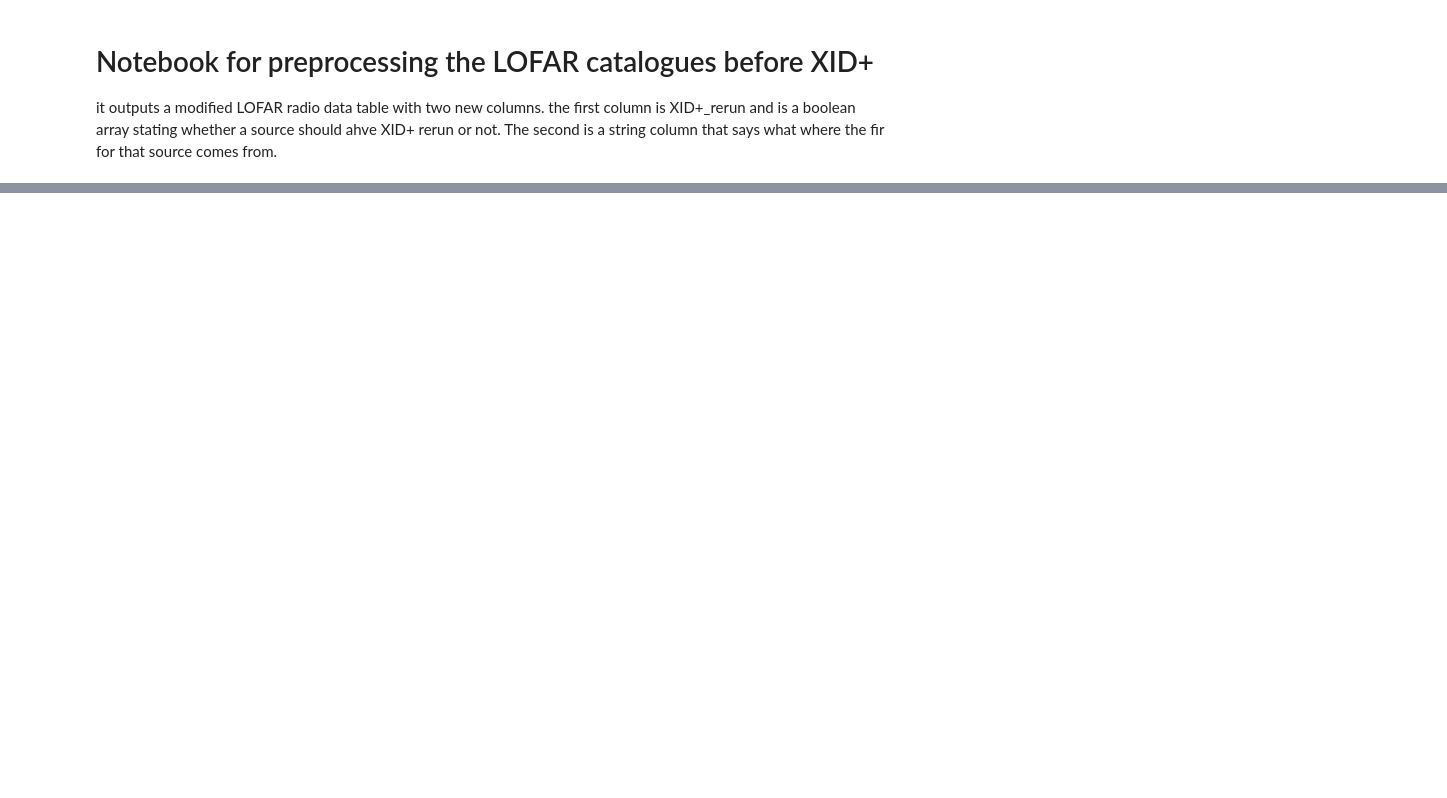
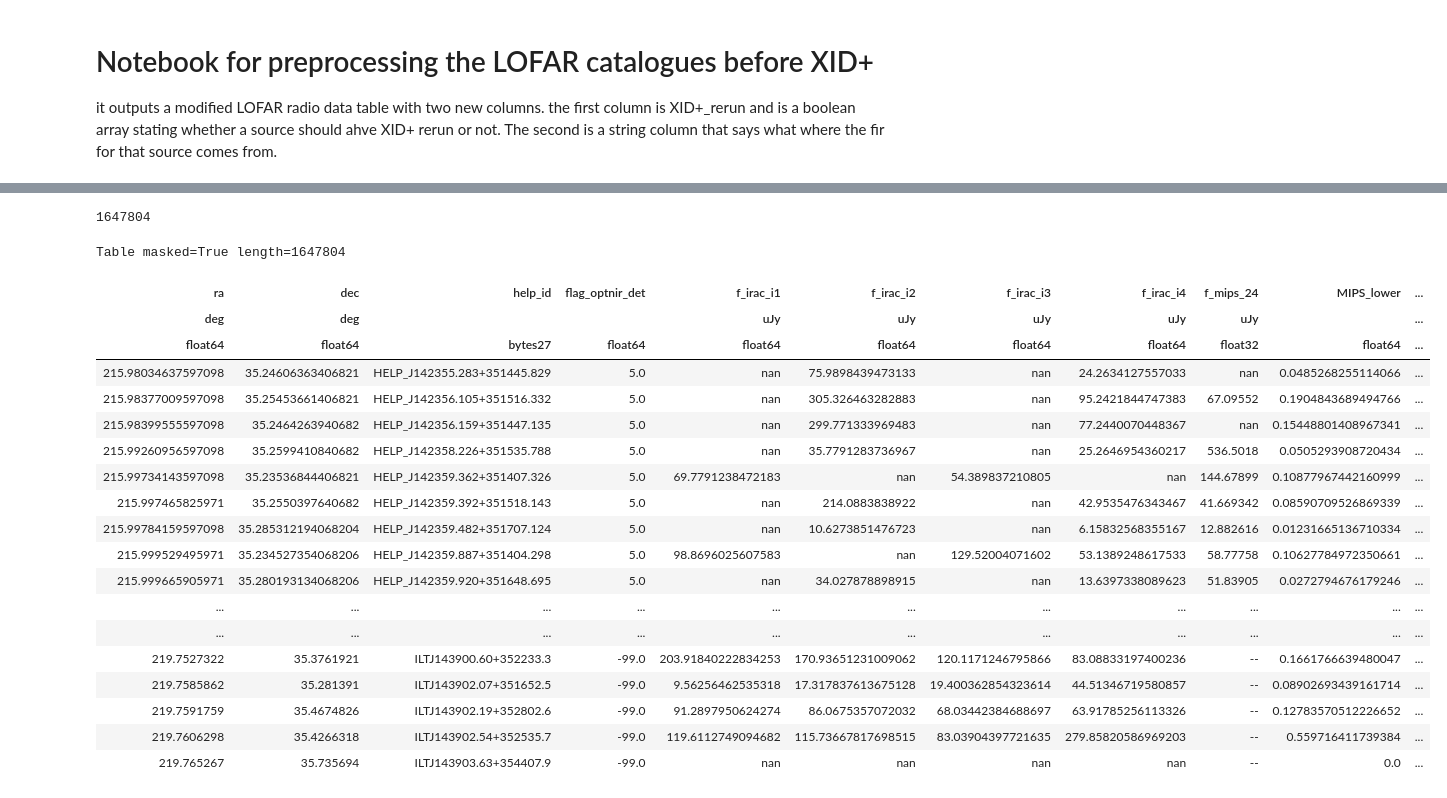
Before and after one commit to StevenDuivenvoorden/FIR-group, a Jupyter notebook: Ian/lofar/deep_fields/Bootes/XID+_preparation.ipynb, the cells around one changed output, grey strips where cells are left out. Drawn from its saved outputs; the diff is of its cells as text; code cells hidden in the pictures; blank space fills up the shorter version.

```diff
--- a/Ian/lofar/deep_fields/Bootes/XID+_preparation.ipynb
+++ b/Ian/lofar/deep_fields/Bootes/XID+_preparation.ipynb
@@ -160,0 +316,68 @@ Table.write(prior_cat,'data/data_release/xidplus_prior_cat_rerun_all.fits',overw
+# %%
+i1_f = lofar['ch1_flux_corr']
+
+i2_f = lofar['ch2_flux_corr']
+
+i3_f = lofar['ch3_flux_corr']
+
+i4_f = lofar['ch4_flux_corr']
+# %%
+cra = Column(ras,name='ra')
+cdec = Column(decs,name='dec')
+cids = Column(ids,name='help_id')
+cdet = Column(np.zeros(len(ras))-99,name='flag_optnir_det')
+ci1 = Column(i1_f,name='f_irac_i1')
+ci2 = Column(i2_f,name='f_irac_i2')
+ci3 = Column(i3_f,name='f_irac_i3')
+ci4 = Column(i4_f,name='f_irac_i4')
+lofar_prior = Table()
+lofar_prior.add_columns([cra,cdec,cids,cdet,ci1,ci2,ci3,ci4])
+# %%
+MIPS_lower=np.full(len(lofar_prior),0.0)
+MIPS_upper=np.full(len(lofar_prior),1E5)
+for i in range(len(lofar_prior)):
+    if np.isnan(lofar_prior['f_irac_i4'][i])==False:
+        MIPS_lower[i]=lofar_prior['f_irac_i4'][i]/500.0
+        MIPS_upper[i]=lofar_prior['f_irac_i4'][i]*500.0
+    elif np.isnan(lofar_prior['f_irac_i3'][i])==False:
+        MIPS_lower[i]=lofar_prior['f_irac_i3'][i]/500.0
+        MIPS_upper[i]=lofar_prior['f_irac_i3'][i]*500.0
+    elif np.isnan(lofar_prior['f_irac_i2'][i])==False:
+        MIPS_lower[i]=lofar_prior['f_irac_i2'][i]/500.0
+        MIPS_upper[i]=lofar_prior['f_irac_i2'][i]*500.0
+    elif np.isnan(lofar_prior['f_irac_i1'][i])==False:
+        MIPS_lower[i]=lofar_prior['f_irac_i1'][i]/500.0
+        MIPS_upper[i]=lofar_prior['f_irac_i1'][i]*500.0
+
+mips_lower_col = Column(MIPS_lower,name='MIPS_lower')
+mips_upper_col = Column(MIPS_upper,name='MIPS_upper')
+lofar_prior = Table()
+lofar_prior.add_columns([cra,cdec,cids,cdet,ci1,ci2,ci3,ci4,mips_lower_col,mips_upper_col])
+# %%
+prior_cat = vstack([prior_cat,lofar_prior])
+len(prior_cat)
+# %% [output]
+1647804
+# %%
+prior_cat
+# %% [output]
+Table masked=True length=1647804
+| ra | dec | help_id | flag_optnir_det | f_irac_i1 | f_irac_i2 | f_irac_i3 | f_irac_i4 | f_mips_24 | MIPS_lower | ... |
+| deg | deg |  |  | uJy | uJy | uJy | uJy | uJy |  | ... |
+| float64 | float64 | bytes27 | float64 | float64 | float64 | float64 | float64 | float32 | float64 | ... |
+| 215.98034637597098 | 35.24606363406821 | HELP_J142355.283+351445.829 | 5.0 | nan | 75.9898439473133 | nan | 24.2634127557033 | nan | 0.0485268255114066 | ... |
+| 215.98377009597098 | 35.25453661406821 | HELP_J142356.105+351516.332 | 5.0 | nan | 305.326463282883 | nan | 95.2421844747383 | 67.09552 | 0.1904843689494766 | ... |
+| 215.98399555597098 | 35.2464263940682 | HELP_J142356.159+351447.135 | 5.0 | nan | 299.771333969483 | nan | 77.2440070448367 | nan | 0.15448801408967341 | ... |
+| 215.99260956597098 | 35.2599410840682 | HELP_J142358.226+351535.788 | 5.0 | nan | 35.7791283736967 | nan | 25.2646954360217 | 536.5018 | 0.0505293908720434 | ... |
+| 215.99734143597098 | 35.23536844406821 | HELP_J142359.362+351407.326 | 5.0 | 69.7791238472183 | nan | 54.389837210805 | nan | 144.67899 | 0.10877967442160999 | ... |
+| 215.997465825971 | 35.2550397640682 | HELP_J142359.392+351518.143 | 5.0 | nan | 214.0883838922 | nan | 42.9535476343467 | 41.669342 | 0.08590709526869339 | ... |
+| 215.99784159597098 | 35.285312194068204 | HELP_J142359.482+351707.124 | 5.0 | nan | 10.6273851476723 | nan | 6.15832568355167 | 12.882616 | 0.01231665136710334 | ... |
+| 215.999529495971 | 35.234527354068206 | HELP_J142359.887+351404.298 | 5.0 | 98.8696025607583 | nan | 129.52004071602 | 53.1389248617533 | 58.77758 | 0.10627784972350661 | ... |
+| 215.999665905971 | 35.280193134068206 | HELP_J142359.920+351648.695 | 5.0 | nan | 34.027878898915 | nan | 13.6397338089623 | 51.83905 | 0.0272794676179246 | ... |
+| ... | ... | ... | ... | ... | ... | ... | ... | ... | ... | ... |
+| ... | ... | ... | ... | ... | ... | ... | ... | ... | ... | ... |
+| 219.7527322 | 35.3761921 | ILTJ143900.60+352233.3 | -99.0 | 203.91840222834253 | 170.93651231009062 | 120.1171246795866 | 83.08833197400236 | -- | 0.1661766639480047 | ... |
+| 219.7585862 | 35.281391 | ILTJ143902.07+351652.5 | -99.0 | 9.56256462535318 | 17.317837613675128 | 19.400362854323614 | 44.51346719580857 | -- | 0.08902693439161714 | ... |
+| 219.7591759 | 35.4674826 | ILTJ143902.19+352802.6 | -99.0 | 91.2897950624274 | 86.0675357072032 | 68.03442384688697 | 63.91785256113326 | -- | 0.12783570512226652 | ... |
+| 219.7606298 | 35.4266318 | ILTJ143902.54+352535.7 | -99.0 | 119.6112749094682 | 115.73667817698515 | 83.03904397721635 | 279.85820586969203 | -- | 0.559716411739384 | ... |
+| 219.765267 | 35.735694 | ILTJ143903.63+354407.9 | -99.0 | nan | nan | nan | nan | -- | 0.0 | ... |
```
Also changed, not shown: parts of 51 cells of this notebook, 37 other files.
